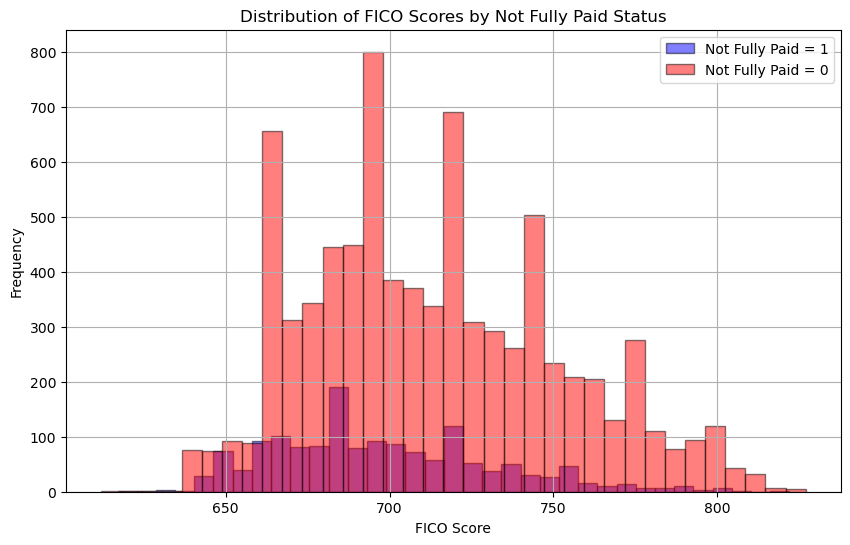
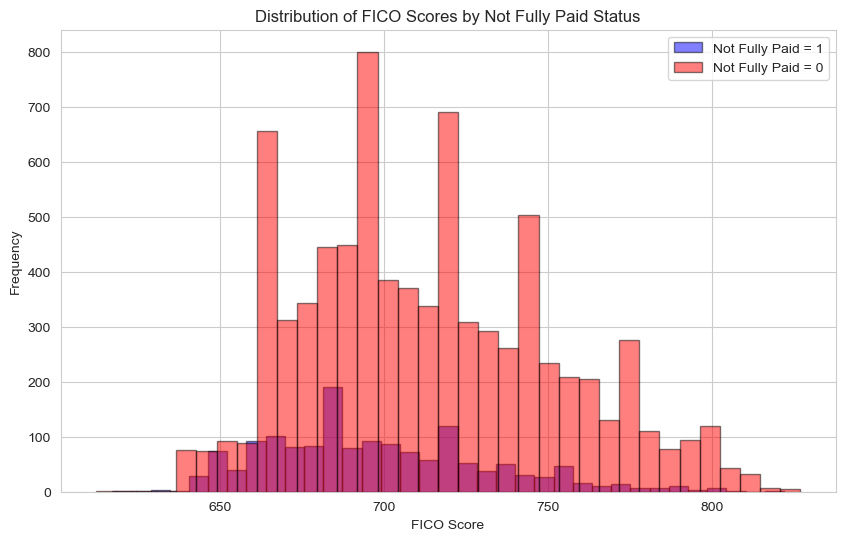
Unified diff of the notebook cell whose output changed from the first chart to the second:
--- before
+++ after
@@ -6,2 +6,3 @@
 plt.title('Distribution of FICO Scores by Not Fully Paid Status')
 plt.legend()
+plt.savefig('Histogram for two fico for not.fully.paid.png')

Commit: Add files via upload